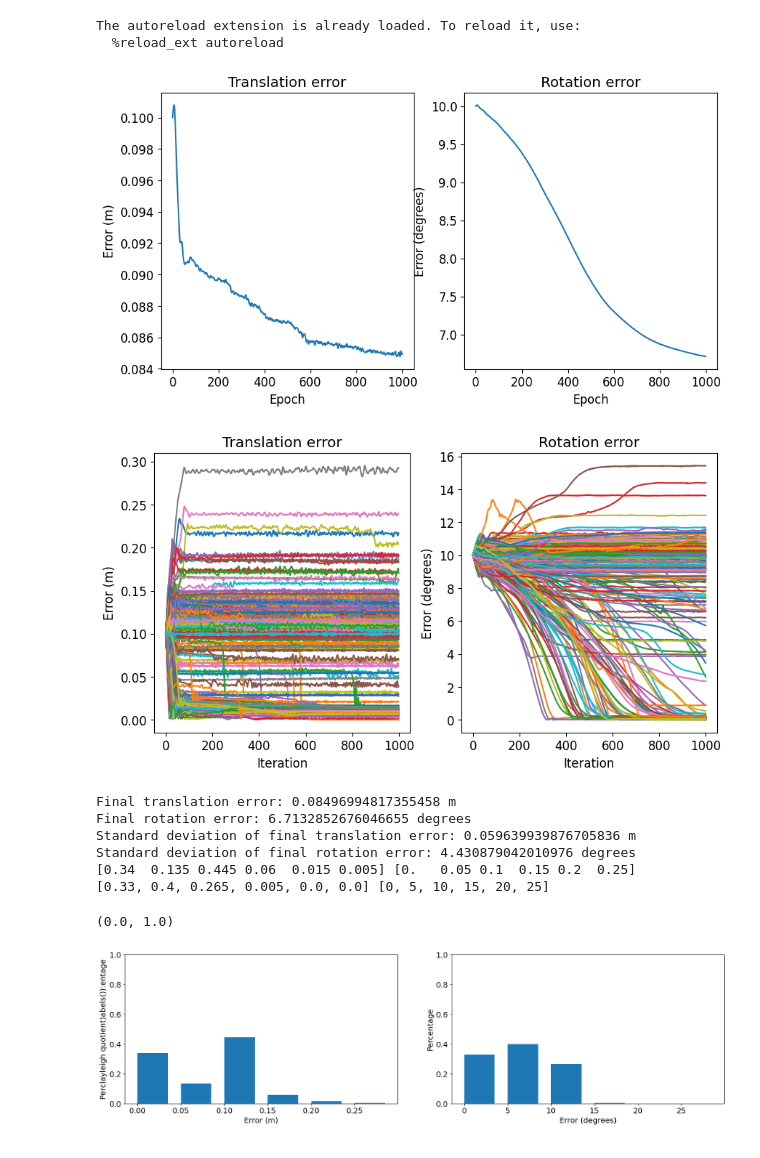
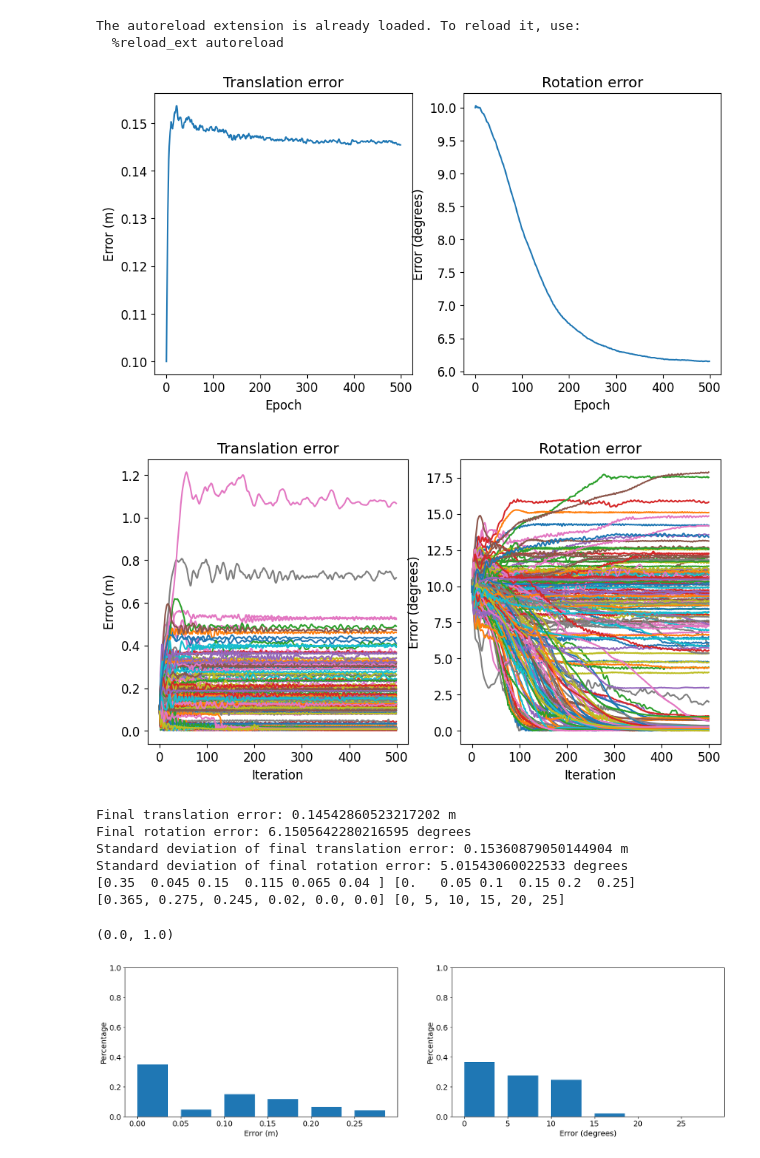
Before and after one commit to tauzn-clock/plane-nerf, a Jupyter notebook: utils/process_pose_data.ipynb, the cells around one changed output. Saved outputs shown, nothing was run; the diff lists cells and outputs as text; code cells hidden in the pictures.

```diff
--- a/utils/process_pose_data.ipynb
+++ b/utils/process_pose_data.ipynb
@@ -10,7 +10,7 @@ import numpy as np
 import matplotlib.pyplot as plt
 import math
 # %%
-CSV_PATH = "/workspace/plane-nerf/outputs/jackal_floor_training_data_1/plane-nerf/2024-03-11_145657/eval_results_2024-03-14_141239.csv"
+CSV_PATH = "/workspace/plane-nerf/outputs/jackal_floor_training_data_1/plane-nerf/2024-03-11_145657/eval_results_2024-03-24_183231.csv"
 # %%
 #Open CSV file as 2d numpy array
 csv_data = np.genfromtxt(CSV_PATH, delimiter=',')
@@ -37,7 +37,7 @@ plt.ylabel("Error (degrees)")
 
 plt.show()
 # %% [output]
-[figure, old version]
+[figure, new version]
 # %%
 #Plot mean of translation and rotation error of a specific arrays of rows
 row = [i for i in range(len(csv_data))]
@@ -57,7 +57,7 @@ plt.ylabel("Error (degrees)")
 
 plt.show()
 # %% [output]
-[figure, old version]
+[figure, new version]
 # %%
 final_translation_error = translation[:,-1]
 final_rotation_error = rotation[:,-1]
@@ -92,41 +92,41 @@ for x in range(cnt):
 
 bin = np.array(bin)
 percentage = np.array(percentage)
 
 print(percentage,bin)
 
 bar_width = np.array([0.05] * cnt) * 0.7
 
 axs[0].bar(bin, percentage, width=bar_width, align="edge")
 axs[0].set_xlabel("Error (m)")
-axs[0].set_ylabel("Perclayleigh quotient)abels()):entage")
+axs[0].set_ylabel("Percentage")
 axs[0].set_ylim(0, 1)
 
 bin = []
 percentage = []
 cnt = 6
 for x in range(cnt):
     i = x * 5
     bin.append(i)
     percentage.append(len(final_rotation_error[(final_rotation_error/math.pi *180 >= i) & (final_rotation_error/math.pi*180 < i+5)])/200)
 
 print(percentage,bin)
 
 bar_width = np.array([5] * cnt) * 0.7
 
 axs[1].bar(bin, percentage, width=bar_width, align="edge")
 axs[1].set_xlabel("Error (degrees)")
 axs[1].set_ylabel("Percentage")
 axs[1].set_ylim(0, 1)
 # %% [output]
-Final translation error: 0.08496994817355458 m
-Final rotation error: 6.7132852676046655 degrees
-Standard deviation of final translation error: 0.059639939876705836 m
-Standard deviation of final rotation error: 4.430879042010976 degrees
-[0.34  0.135 0.445 0.06  0.015 0.005] [0.   0.05 0.1  0.15 0.2  0.25]
-[0.33, 0.4, 0.265, 0.005, 0.0, 0.0] [0, 5, 10, 15, 20, 25]
+Final translation error: 0.14542860523217202 m
+Final rotation error: 6.1505642280216595 degrees
+Standard deviation of final translation error: 0.15360879050144904 m
+Standard deviation of final rotation error: 5.01543060022533 degrees
+[0.35  0.045 0.15  0.115 0.065 0.04 ] [0.   0.05 0.1  0.15 0.2  0.25]
+[0.365, 0.275, 0.245, 0.02, 0.0, 0.0] [0, 5, 10, 15, 20, 25]
 (0.0, 1.0)
-[figure, old version]
+[figure, new version]
 # %%
 #Plot 3 graphs for PSNR, SSIM, LPIPS side by side
 fig, axs = plt.subplots(1, 2, figsize=(20, 5))
```
Also changed, not shown: parts of 2 cells of this notebook.
